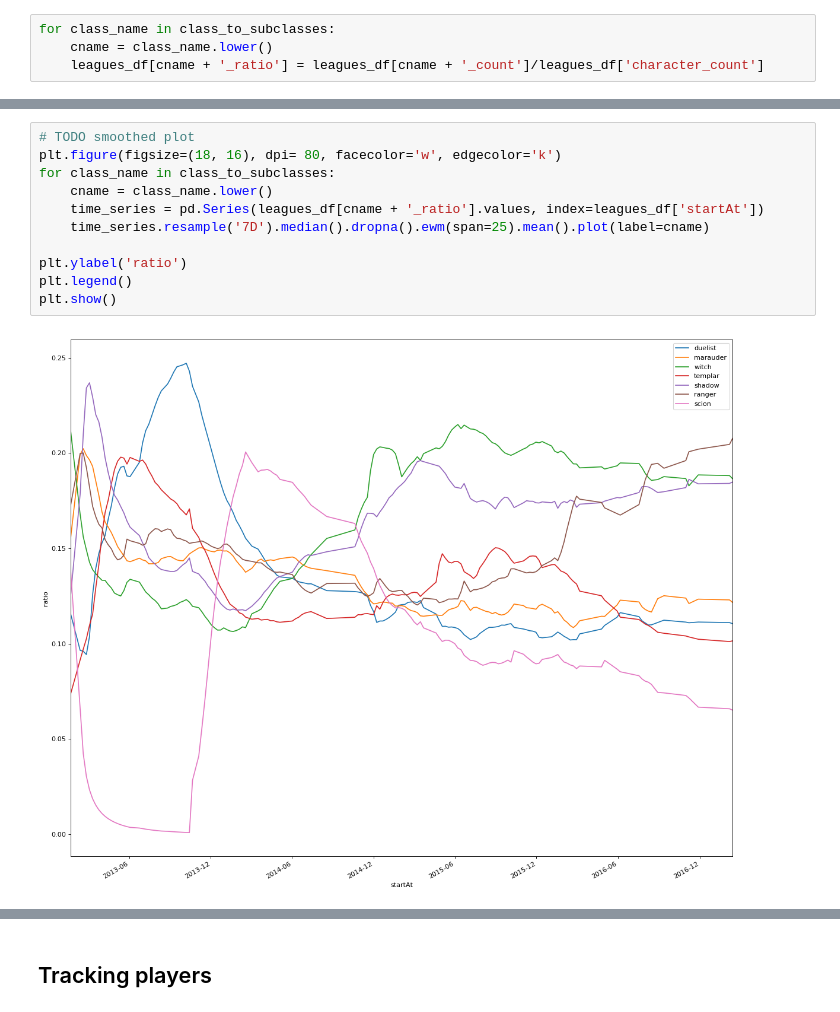
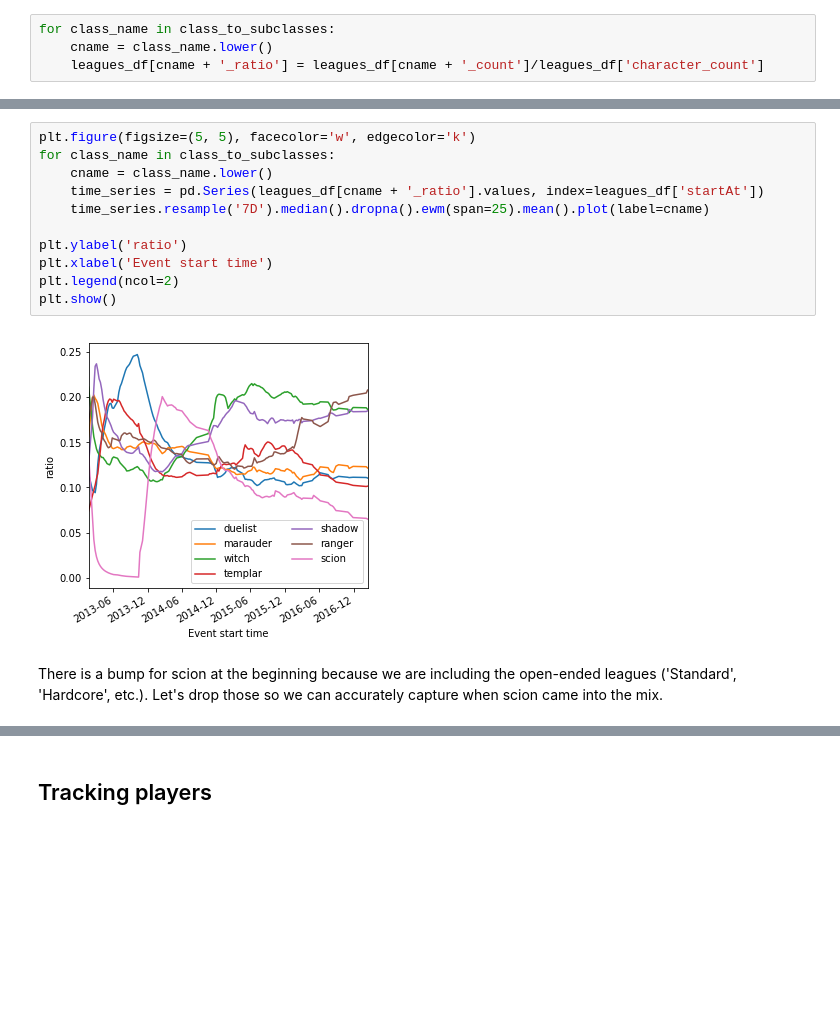
Before and after one commit to stevejbrown/PoE-analysis, a Jupyter notebook: POE analysis.ipynb, the cells around one changed output, grey strips where cells are left out. Drawn from its saved outputs; the diff is of its cells as text; blank space fills up the shorter version.

```diff
--- a/POE analysis.ipynb
+++ b/POE analysis.ipynb
@@ -287,15 +309,17 @@ plt.show()
 # %% [output]
 [figure]
 # %%
-# TODO smoothed plot
-plt.figure(figsize=(18, 16), dpi= 80, facecolor='w', edgecolor='k')
+plt.figure(figsize=(5, 5), facecolor='w', edgecolor='k')
 for class_name in class_to_subclasses:
     cname = class_name.lower()
     time_series = pd.Series(leagues_df[cname + '_ratio'].values, index=leagues_df['startAt'])
     time_series.resample('7D').median().dropna().ewm(span=25).mean().plot(label=cname)
 
 plt.ylabel('ratio')
-plt.legend()
+plt.xlabel('Event start time')
+plt.legend(ncol=2)
 plt.show()
 # %% [output]
-[figure, old version]
+[figure, new version]
+# %% [markdown]
+There is a bump for scion at the beginning because we are including the open-ended leagues ('Standard', 'Hardcore', etc.). Let's drop those so we can accurately capture when scion came into the mix.
```
Also changed, not shown: parts of 51 cells of this notebook.
